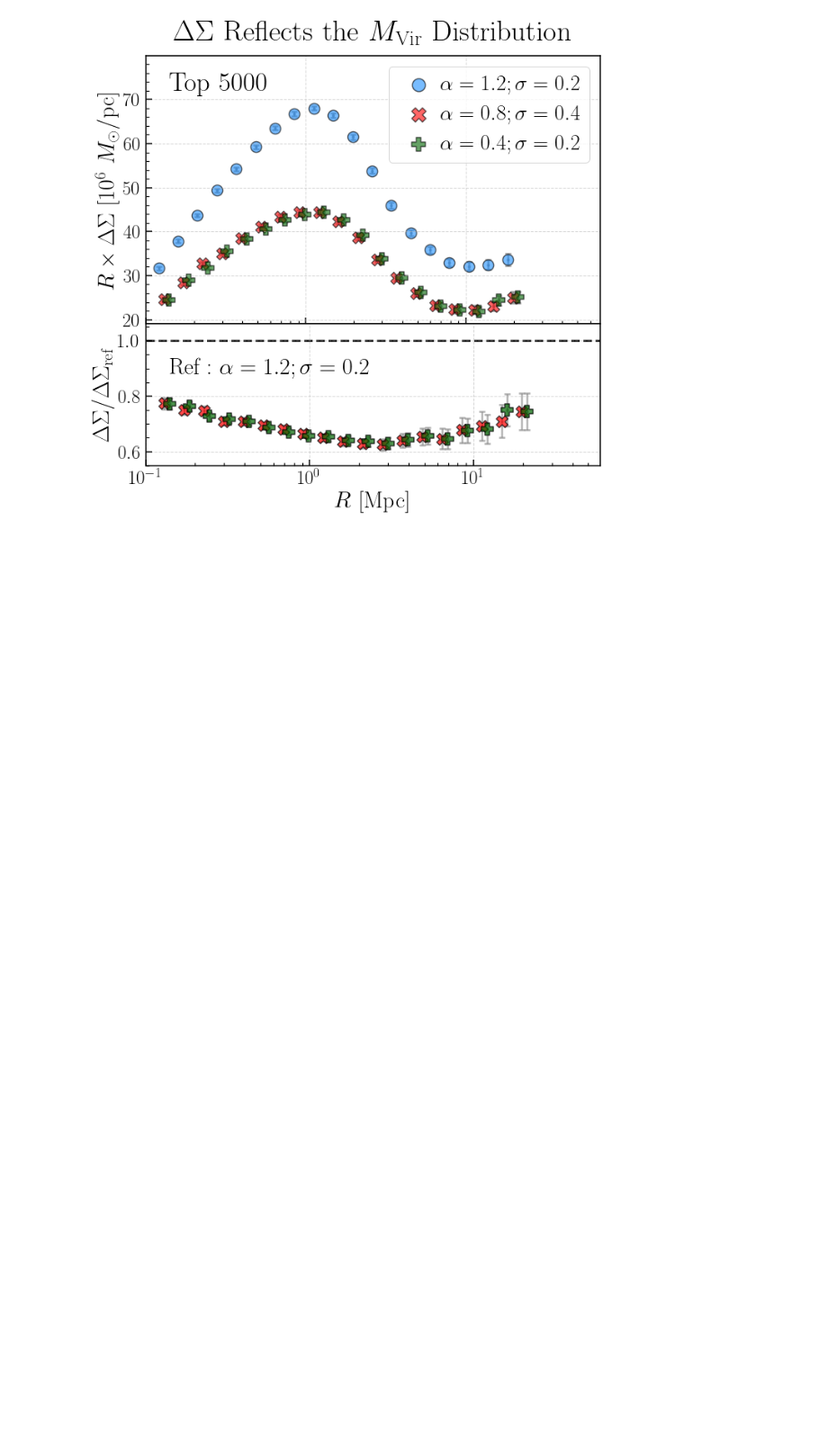
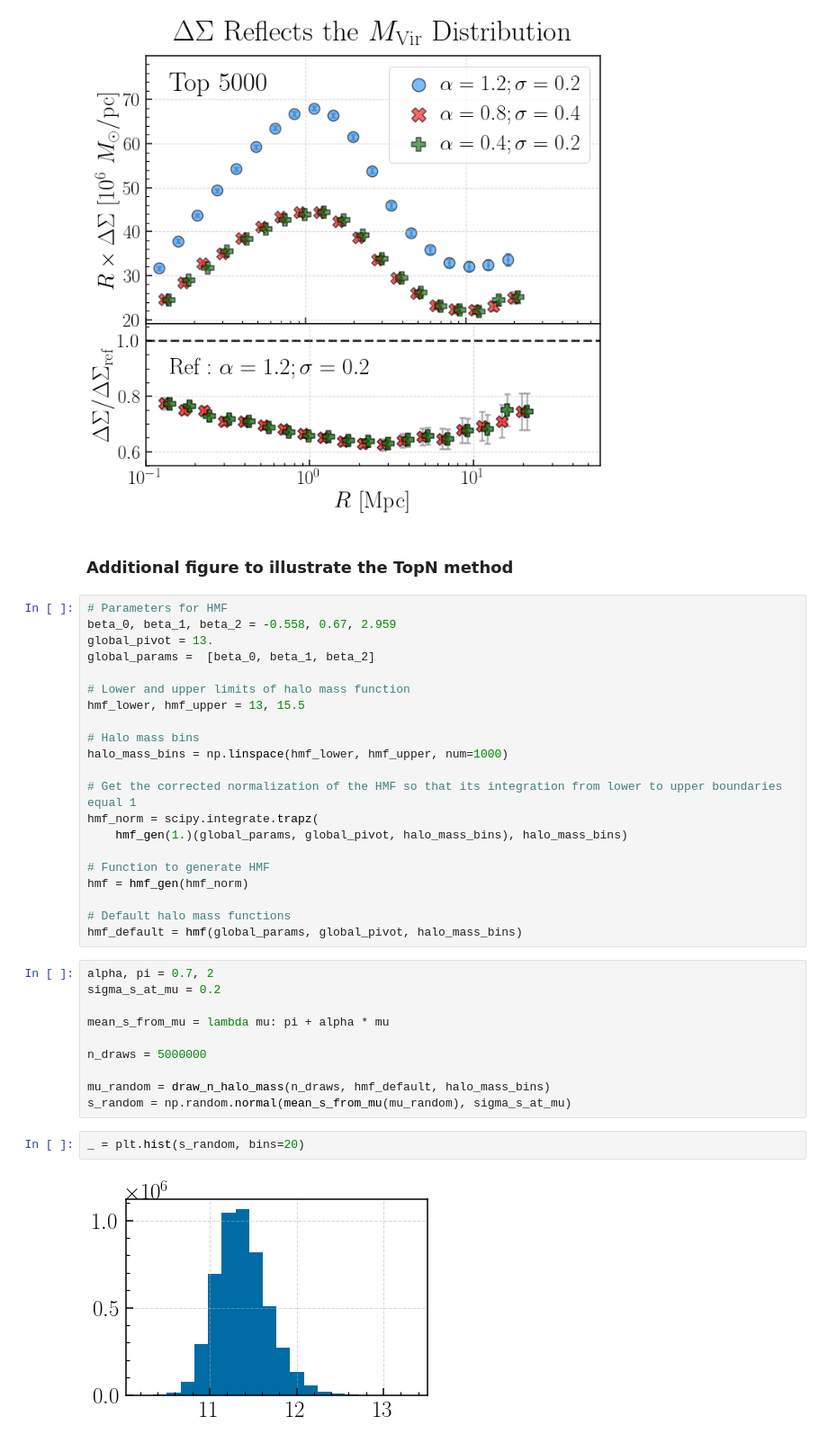
Before and after one commit to dr-guangtou/jianbing, a Jupyter notebook: notebooks/figure/fig1.ipynb, the cells around one changed output. Shown at 90% size. Saved outputs shown, nothing was run; the diff lists cells and outputs as text; blank space fills up the shorter version.

Commit message:
Add additional figure to Figure 1

```diff
--- a/notebooks/figure/fig1.ipynb
+++ b/notebooks/figure/fig1.ipynb
@@ -422,3 +422,40 @@ fig_1b.savefig(os.path.join(fig_dir, 'fig_1b.pdf'), dpi=120)
 fig_1b.savefig(os.path.join(fig_dir, 'fig_1b.png'), dpi=120)
 # %% [output]
 [figure]
+# %% [markdown]
+### Additional figure to illustrate the TopN method
+# %%
+# Parameters for HMF
+beta_0, beta_1, beta_2 = -0.558, 0.67, 2.959
+global_pivot = 13.
+global_params =  [beta_0, beta_1, beta_2]
+
+# Lower and upper limits of halo mass function
+hmf_lower, hmf_upper = 13, 15.5
+
+# Halo mass bins
+halo_mass_bins = np.linspace(hmf_lower, hmf_upper, num=1000)
+
+# Get the corrected normalization of the HMF so that its integration from lower to upper boundaries equal 1
+hmf_norm = scipy.integrate.trapz(
+    hmf_gen(1.)(global_params, global_pivot, halo_mass_bins), halo_mass_bins)
+
+# Function to generate HMF
+hmf = hmf_gen(hmf_norm)
+
+# Default halo mass functions
+hmf_default = hmf(global_params, global_pivot, halo_mass_bins)
+# %%
+alpha, pi = 0.7, 2
+sigma_s_at_mu = 0.2
+
+mean_s_from_mu = lambda mu: pi + alpha * mu
+
+n_draws = 5000000
+
+mu_random = draw_n_halo_mass(n_draws, hmf_default, halo_mass_bins)
+s_random = np.random.normal(mean_s_from_mu(mu_random), sigma_s_at_mu)
+# %%
+_ = plt.hist(s_random, bins=20)
+# %% [output]
+[figure, added]
```
Also changed, not shown: parts of 3 cells of this notebook, 1 other file.
